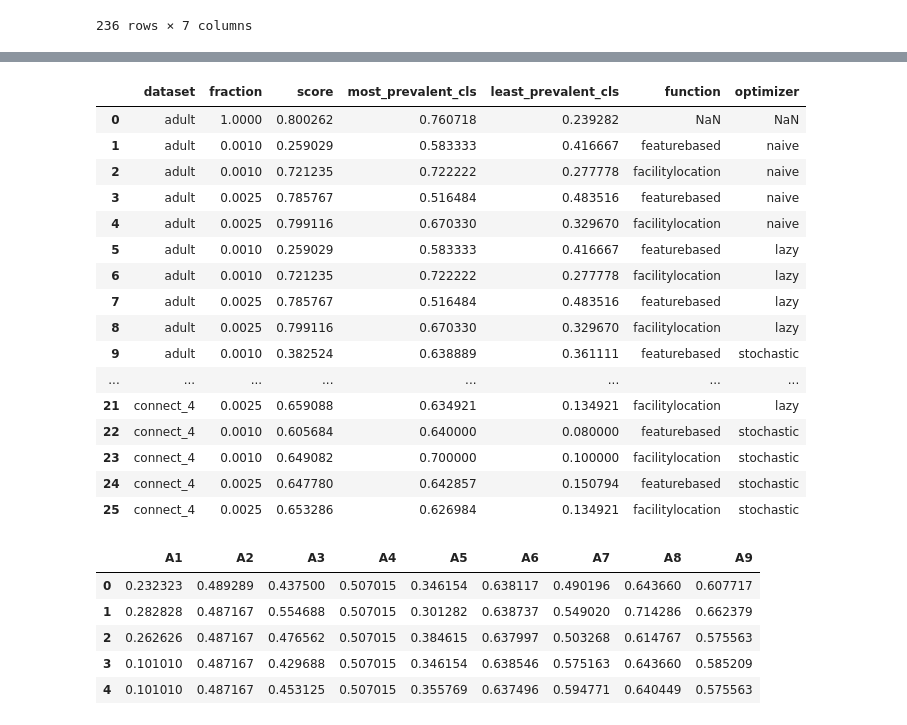
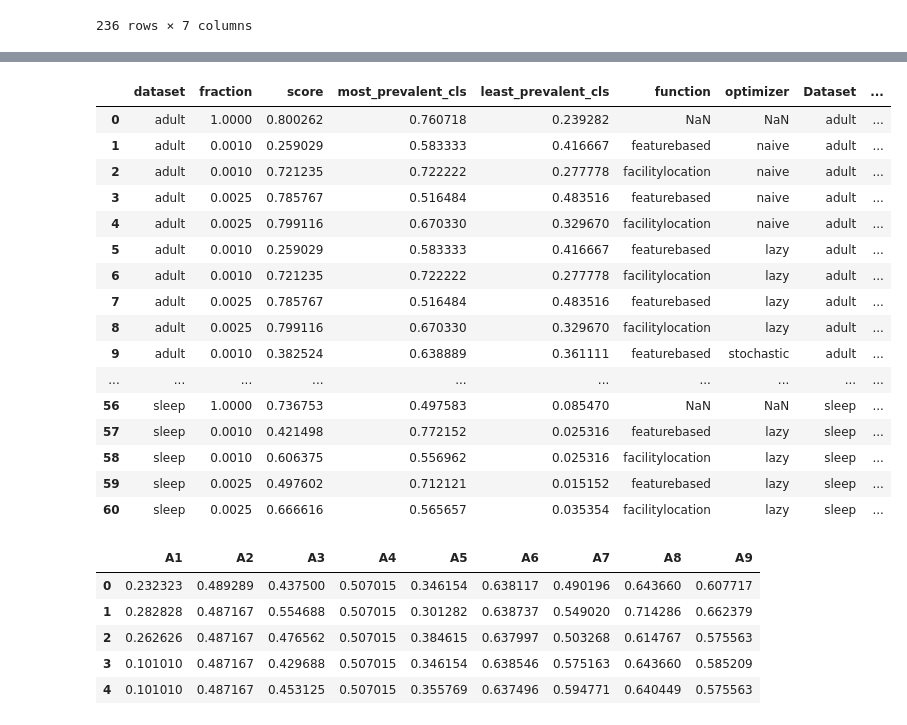
Before and after one commit to ricomnl/apricot-benchmark, a Jupyter notebook: notebooks/metadata.ipynb, the cells around one changed output, grey strips where cells are left out. Saved outputs shown, nothing was run; the diff lists cells and outputs as text; code cells hidden in the pictures.

```diff
--- a/notebooks/metadata.ipynb
+++ b/notebooks/metadata.ipynb
@@ -14,6 +14,8 @@ from sklearn.linear_model import LogisticRegression, LinearRegression
 from sklearn.model_selection import train_test_split
 
 from src.utils import *
+# %%
+pd.set_option("display.max_rows", 100)
 # %%
 pmlb_data = pd.read_csv("../metadata/Penn Machine Learning Benchmarks.csv")
 # remove feynman datasets (119)
@@ -81,20 +79,22 @@ pmlb_data.sort_values("n_observations").tail(20)
 # %%
-pd.read_json("../results/results.json")
+result_df = pd.read_json("../results/results.json")
-# %% [output]
-|  | dataset | fraction | score | most_prevalent_cls | least_prevalent_cls | function | optimizer |
-| 0 | adult | 1.0000 | 0.800262 | 0.760718 | 0.239282 | NaN | NaN |
-| 1 | adult | 0.0010 | 0.259029 | 0.583333 | 0.416667 | featurebased | naive |
-| 2 | adult | 0.0010 | 0.721235 | 0.722222 | 0.277778 | facilitylocation | naive |
-| 3 | adult | 0.0025 | 0.785767 | 0.516484 | 0.483516 | featurebased | naive |
-| 4 | adult | 0.0025 | 0.799116 | 0.670330 | 0.329670 | facilitylocation | naive |
-| 5 | adult | 0.0010 | 0.259029 | 0.583333 | 0.416667 | featurebased | lazy |
-| 6 | adult | 0.0010 | 0.721235 | 0.722222 | 0.277778 | facilitylocation | lazy |
-| 7 | adult | 0.0025 | 0.785767 | 0.516484 | 0.483516 | featurebased | lazy |
-| 8 | adult | 0.0025 | 0.799116 | 0.670330 | 0.329670 | facilitylocation | lazy |
-| 9 | adult | 0.0010 | 0.382524 | 0.638889 | 0.361111 | featurebased | stochastic |
-| ... | ... | ... | ... | ... | ... | ... | ... |
-| 21 | connect_4 | 0.0025 | 0.659088 | 0.634921 | 0.134921 | facilitylocation | lazy |
-| 22 | connect_4 | 0.0010 | 0.605684 | 0.640000 | 0.080000 | featurebased | stochastic |
-| 23 | connect_4 | 0.0010 | 0.649082 | 0.700000 | 0.100000 | facilitylocation | stochastic |
-| 24 | connect_4 | 0.0025 | 0.647780 | 0.642857 | 0.150794 | featurebased | stochastic |
-| 25 | connect_4 | 0.0025 | 0.653286 | 0.626984 | 0.134921 | facilitylocation | stochastic |
+# %%
+result_df.merge(pmlb_data, left_on="dataset", right_on="Dataset")
+# %% [output]
+|  | dataset | fraction | score | most_prevalent_cls | least_prevalent_cls | function | optimizer | Dataset | ... |
+| 0 | adult | 1.0000 | 0.800262 | 0.760718 | 0.239282 | NaN | NaN | adult | ... |
+| 1 | adult | 0.0010 | 0.259029 | 0.583333 | 0.416667 | featurebased | naive | adult | ... |
+| 2 | adult | 0.0010 | 0.721235 | 0.722222 | 0.277778 | facilitylocation | naive | adult | ... |
+| 3 | adult | 0.0025 | 0.785767 | 0.516484 | 0.483516 | featurebased | naive | adult | ... |
+| 4 | adult | 0.0025 | 0.799116 | 0.670330 | 0.329670 | facilitylocation | naive | adult | ... |
+| 5 | adult | 0.0010 | 0.259029 | 0.583333 | 0.416667 | featurebased | lazy | adult | ... |
+| 6 | adult | 0.0010 | 0.721235 | 0.722222 | 0.277778 | facilitylocation | lazy | adult | ... |
+| 7 | adult | 0.0025 | 0.785767 | 0.516484 | 0.483516 | featurebased | lazy | adult | ... |
+| 8 | adult | 0.0025 | 0.799116 | 0.670330 | 0.329670 | facilitylocation | lazy | adult | ... |
+| 9 | adult | 0.0010 | 0.382524 | 0.638889 | 0.361111 | featurebased | stochastic | adult | ... |
+| ... | ... | ... | ... | ... | ... | ... | ... | ... | ... |
+| 56 | sleep | 1.0000 | 0.736753 | 0.497583 | 0.085470 | NaN | NaN | sleep | ... |
+| 57 | sleep | 0.0010 | 0.421498 | 0.772152 | 0.025316 | featurebased | lazy | sleep | ... |
+| 58 | sleep | 0.0010 | 0.606375 | 0.556962 | 0.025316 | facilitylocation | lazy | sleep | ... |
+| 59 | sleep | 0.0025 | 0.497602 | 0.712121 | 0.015152 | featurebased | lazy | sleep | ... |
+| 60 | sleep | 0.0025 | 0.666616 | 0.565657 | 0.035354 | facilitylocation | lazy | sleep | ... |
```
Also changed, not shown: parts of 4 cells of this notebook, 3 other files.
